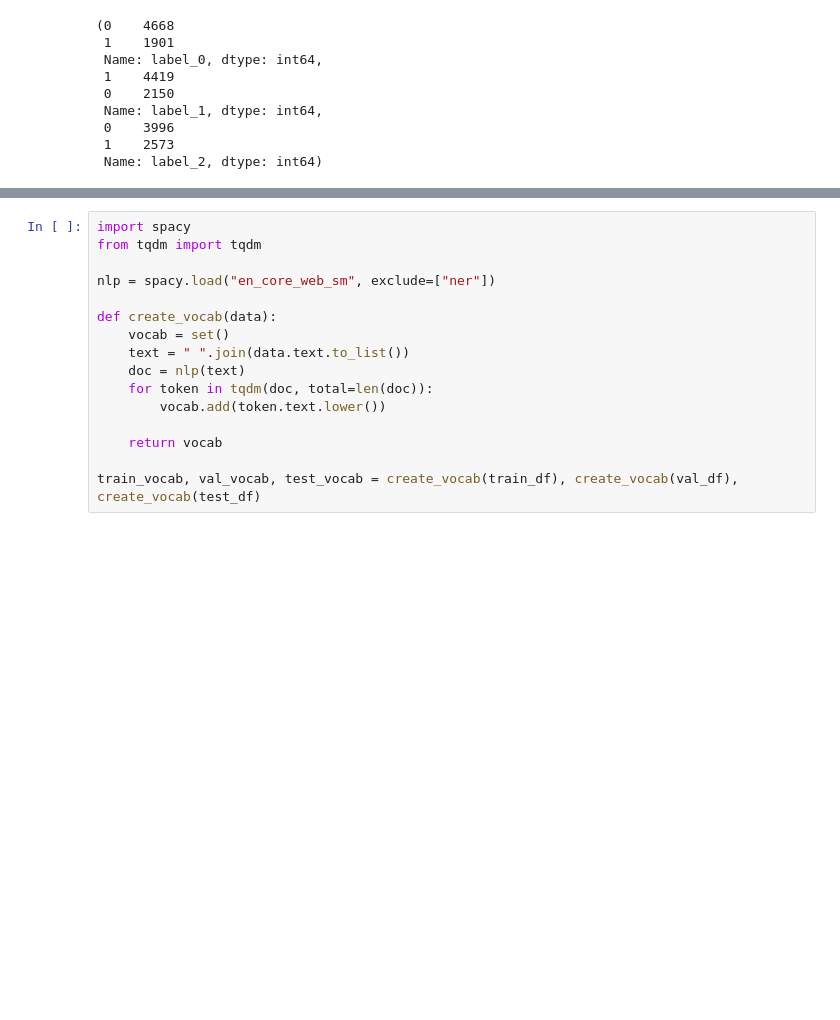
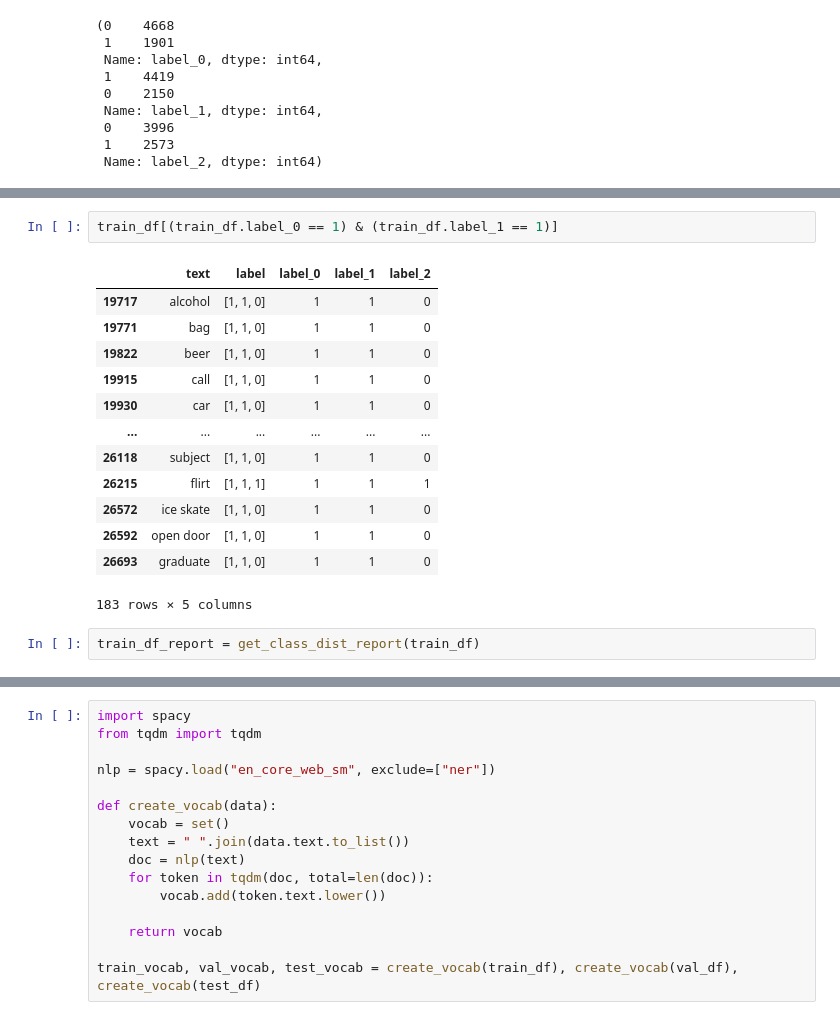
Before and after one commit to epfl-nlp/kogito, a Jupyter notebook: examples/relation_modeling/analysis.ipynb, the cells around one changed output, grey strips where cells are left out. Drawn from its saved outputs; the diff is of its cells as text; blank space fills up the shorter version.

```diff
--- a/examples/relation_modeling/analysis.ipynb
+++ b/examples/relation_modeling/analysis.ipynb
@@ -63,0 +123,18 @@ test_df.label_0.value_counts(), test_df.label_1.value_counts(), test_df.label_2.
+# %%
+train_df[(train_df.label_0 == 1) & (train_df.label_1 == 1)]
+# %% [output]
+|  | text | label | label_0 | label_1 | label_2 |
+| 19717 | alcohol | [1, 1, 0] | 1 | 1 | 0 |
+| 19771 | bag | [1, 1, 0] | 1 | 1 | 0 |
+| 19822 | beer | [1, 1, 0] | 1 | 1 | 0 |
+| 19915 | call | [1, 1, 0] | 1 | 1 | 0 |
+| 19930 | car | [1, 1, 0] | 1 | 1 | 0 |
+| ... | ... | ... | ... | ... | ... |
+| 26118 | subject | [1, 1, 0] | 1 | 1 | 0 |
+| 26215 | flirt | [1, 1, 1] | 1 | 1 | 1 |
+| 26572 | ice skate | [1, 1, 0] | 1 | 1 | 0 |
+| 26592 | open door | [1, 1, 0] | 1 | 1 | 0 |
+| 26693 | graduate | [1, 1, 0] | 1 | 1 | 0 |
+183 rows × 5 columns
+# %%
+train_df_report = get_class_dist_report(train_df)
```
Also changed, not shown: parts of 22 cells of this notebook, 9 other files.
